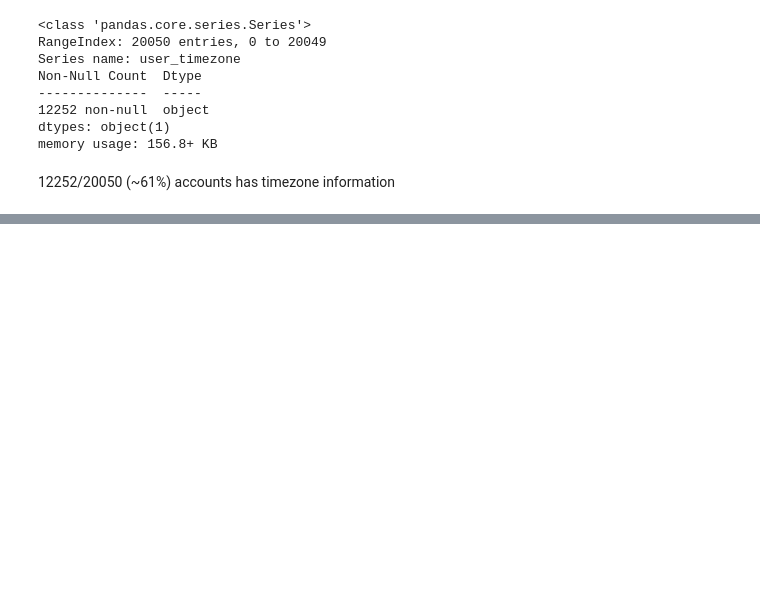
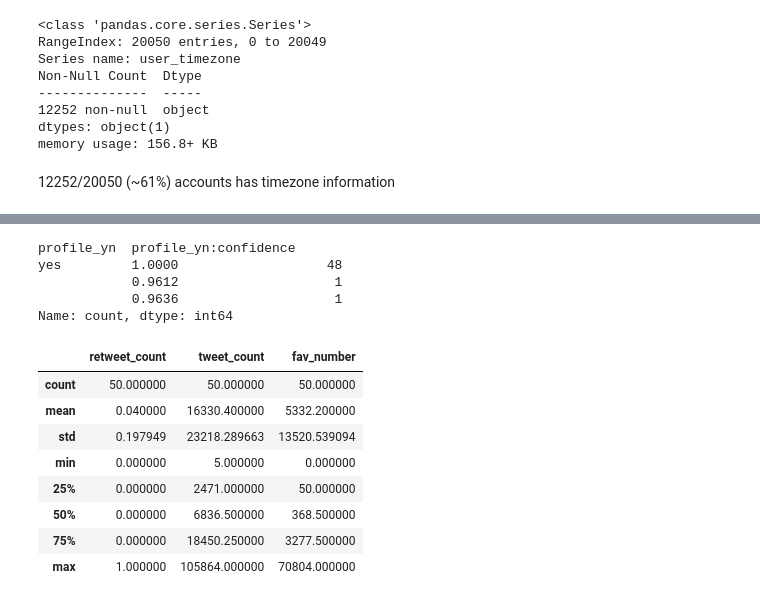
Before and after one commit to ceejem/csci946_twitter_classification, a Jupyter notebook: data_exploration.ipynb, the cells around one changed output, grey strips where cells are left out. Cells and saved outputs as stored; diff of their text form; code cells hidden in the pictures; blank space fills up the shorter version.

```diff
--- a/data_exploration.ipynb
+++ b/data_exploration.ipynb
@@ -331,0 +588,20 @@ memory usage: 156.8+ KB
+# %%
+golden_rdf[['profile_yn', 'profile_yn:confidence']].value_counts()
+# %% [output]
+profile_yn  profile_yn:confidence
+yes         1.0000                   48
+            0.9612                    1
+            0.9636                    1
+Name: count, dtype: int64
+# %%
+golden_rdf[['retweet_count', 'tweet_count', 'fav_number']].describe()
+# %% [output]
+|  | retweet_count | tweet_count | fav_number |
+| count | 50.000000 | 50.000000 | 50.000000 |
+| mean | 0.040000 | 16330.400000 | 5332.200000 |
+| std | 0.197949 | 23218.289663 | 13520.539094 |
+| min | 0.000000 | 5.000000 | 0.000000 |
+| 25% | 0.000000 | 2471.000000 | 50.000000 |
+| 50% | 0.000000 | 6836.500000 | 368.500000 |
+| 75% | 0.000000 | 18450.250000 | 3277.500000 |
+| max | 1.000000 | 105864.000000 | 70804.000000 |
```
Also changed, not shown: parts of 21 cells of this notebook.
